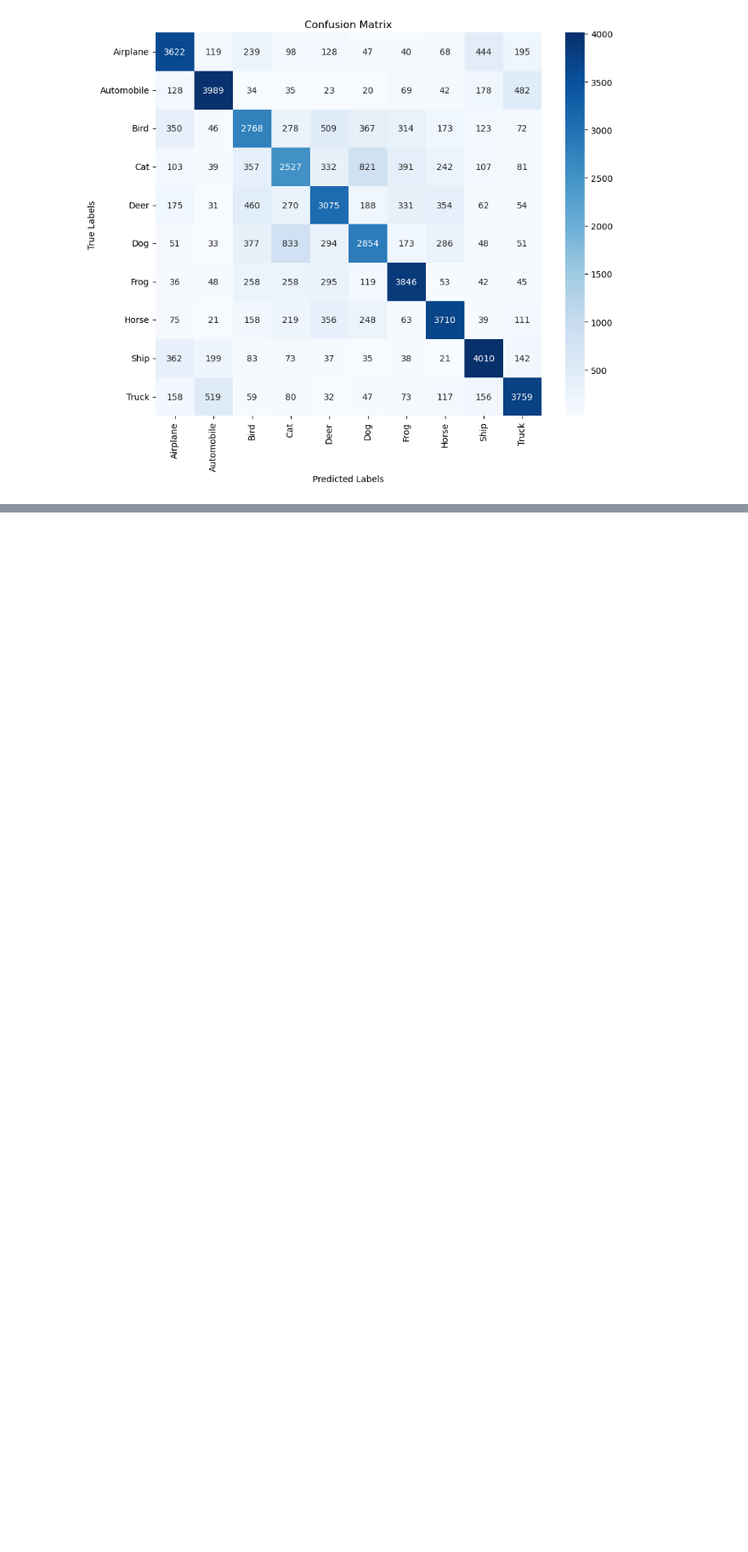
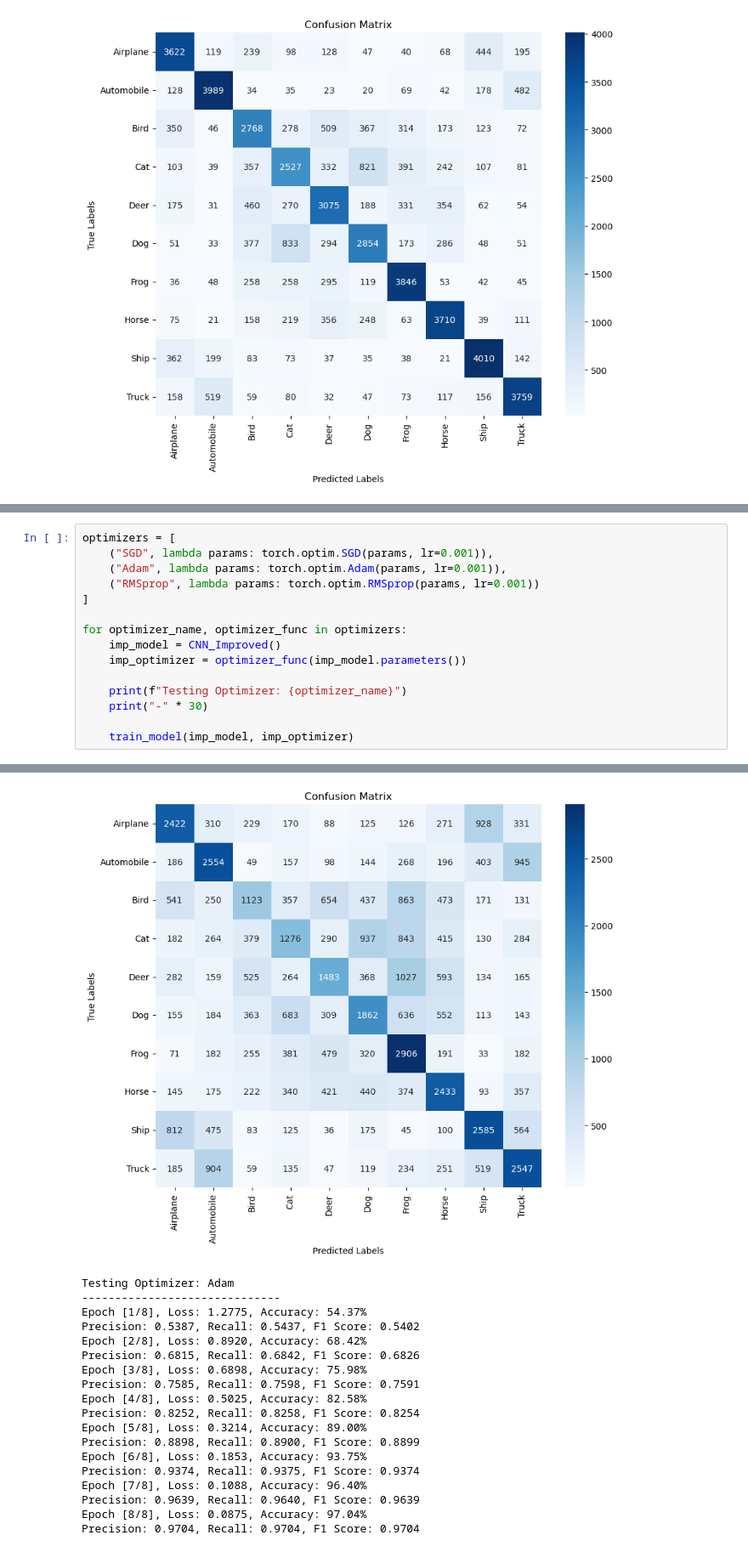
Before and after one commit to zcityuni/IN3063-coursework, a Jupyter notebook: Task2.ipynb, the cells around one changed output, grey strips where cells are left out. Shown at 85% size. Cells and saved outputs as stored; diff of their text form; blank space fills up the shorter version.

Commit message:
Model tuning completed with evaluation on holdout test set, revisions needed prevent overfitting

```diff
--- a/Task2.ipynb
+++ b/Task2.ipynb
@@ -428,0 +429,16 @@ Next I want to
+# %%
+optimizers = [
+    ("SGD", lambda params: torch.optim.SGD(params, lr=0.001)),
+    ("Adam", lambda params: torch.optim.Adam(params, lr=0.001)),
+    ("RMSprop", lambda params: torch.optim.RMSprop(params, lr=0.001))
+]
+
+for optimizer_name, optimizer_func in optimizers:
+    imp_model = CNN_Improved()
+    imp_optimizer = optimizer_func(imp_model.parameters())
+
+    print(f"Testing Optimizer: {optimizer_name}")
+    print("-" * 30)
+
+    train_model(imp_model, imp_optimizer)
+# %% [output]
@@ -428,0 +463,19 @@ Next I want to
+[figure, added]
+Testing Optimizer: Adam
+------------------------------
+Epoch [1/8], Loss: 1.2775, Accuracy: 54.37%
+Precision: 0.5387, Recall: 0.5437, F1 Score: 0.5402
+Epoch [2/8], Loss: 0.8920, Accuracy: 68.42%
+Precision: 0.6815, Recall: 0.6842, F1 Score: 0.6826
+Epoch [3/8], Loss: 0.6898, Accuracy: 75.98%
+Precision: 0.7585, Recall: 0.7598, F1 Score: 0.7591
+Epoch [4/8], Loss: 0.5025, Accuracy: 82.58%
+Precision: 0.8252, Recall: 0.8258, F1 Score: 0.8254
+Epoch [5/8], Loss: 0.3214, Accuracy: 89.00%
+Precision: 0.8898, Recall: 0.8900, F1 Score: 0.8899
+Epoch [6/8], Loss: 0.1853, Accuracy: 93.75%
+Precision: 0.9374, Recall: 0.9375, F1 Score: 0.9374
+Epoch [7/8], Loss: 0.1088, Accuracy: 96.40%
+Precision: 0.9639, Recall: 0.9640, F1 Score: 0.9639
+Epoch [8/8], Loss: 0.0875, Accuracy: 97.04%
+Precision: 0.9704, Recall: 0.9704, F1 Score: 0.9704
```
Also changed, not shown: parts of 6 cells of this notebook.
